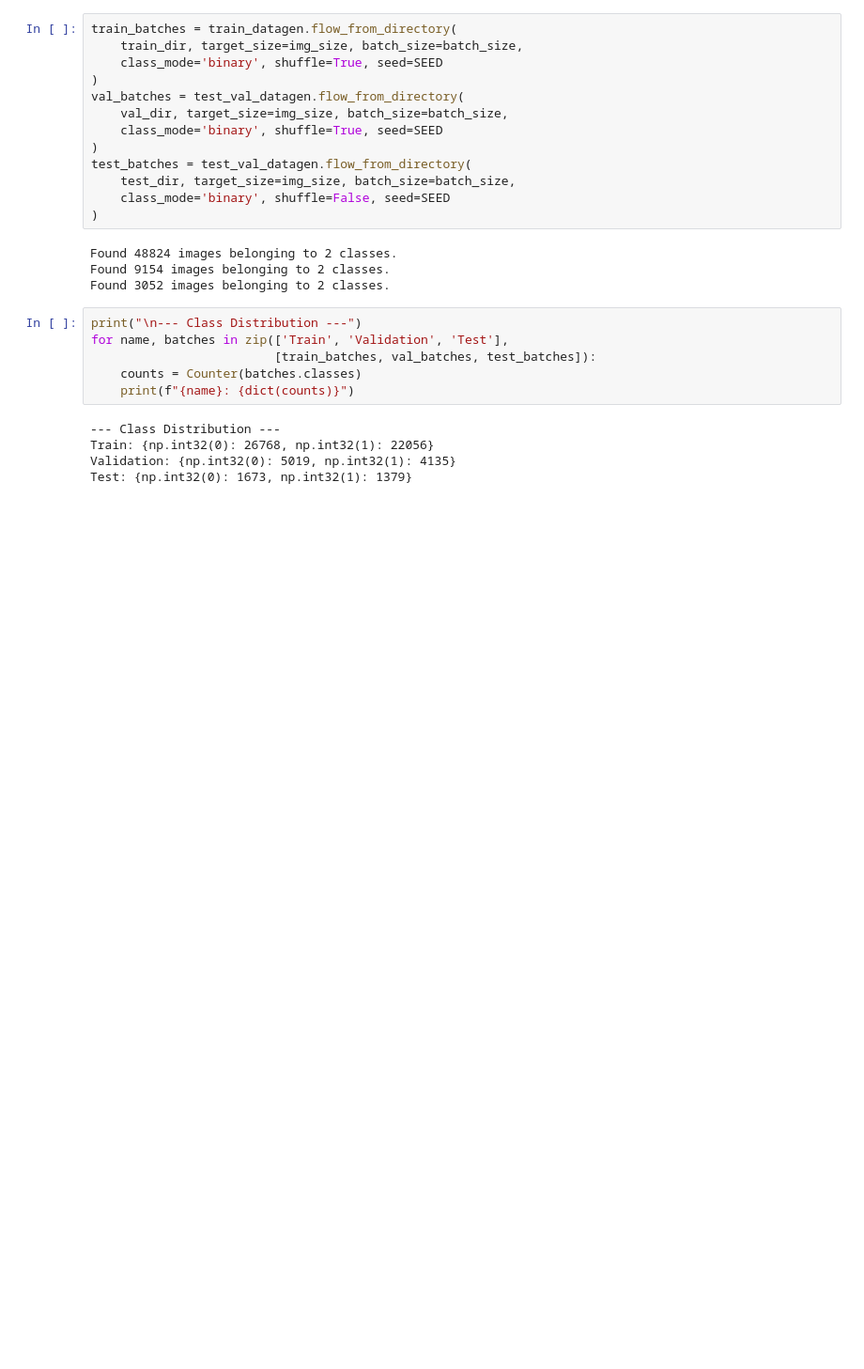
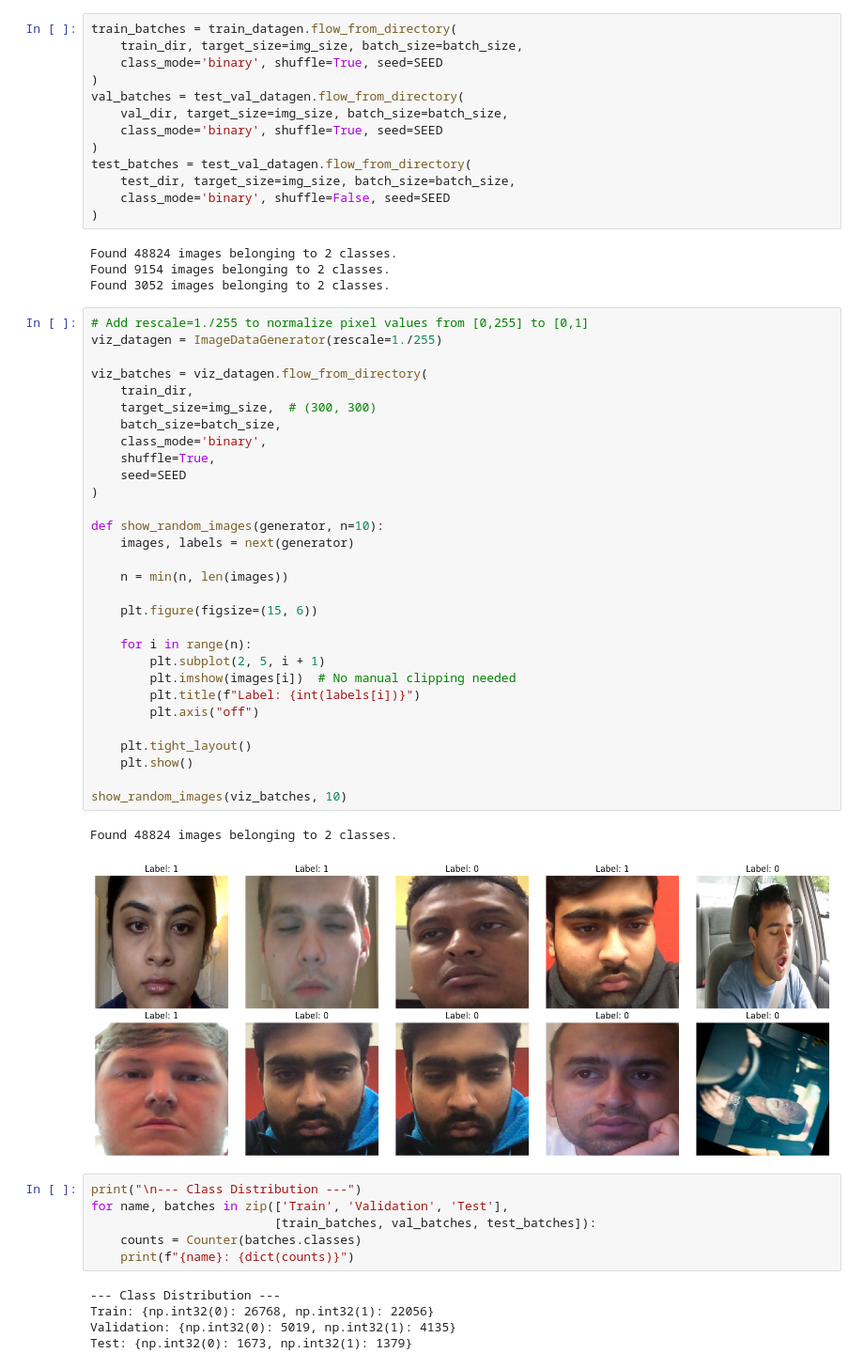
Before and after one commit to M1NG0LL/Driver-Drowsiness-Detection-DDD, a Jupyter notebook: model.ipynb, the cells around one changed output. Shown at 94% size. Saved outputs shown, nothing was run; the diff lists cells and outputs as text; blank space fills up the shorter version.

```diff
--- a/model.ipynb
+++ b/model.ipynb
@@ -395,6 +421,39 @@ test_batches = test_val_datagen.flow_from_directory(
 Found 48824 images belonging to 2 classes.
 Found 9154 images belonging to 2 classes.
 Found 3052 images belonging to 2 classes.
+# %%
+# Add rescale=1./255 to normalize pixel values from [0,255] to [0,1]
+viz_datagen = ImageDataGenerator(rescale=1./255)
+
+viz_batches = viz_datagen.flow_from_directory(
+    train_dir,
+    target_size=img_size,  # (300, 300)
+    batch_size=batch_size,
+    class_mode='binary',
+    shuffle=True,
+    seed=SEED
+)
+
+def show_random_images(generator, n=10):
+    images, labels = next(generator)
+
+    n = min(n, len(images))
+
+    plt.figure(figsize=(15, 6))
+
+    for i in range(n):
+        plt.subplot(2, 5, i + 1)
+        plt.imshow(images[i])  # No manual clipping needed
+        plt.title(f"Label: {int(labels[i])}")
+        plt.axis("off")
+
+    plt.tight_layout()
+    plt.show()
+
+show_random_images(viz_batches, 10)
+# %% [output]
+Found 48824 images belonging to 2 classes.
+[figure, added]
 # %%
 print("\n--- Class Distribution ---")
 for name, batches in zip(['Train', 'Validation', 'Test'],
```
Also changed, not shown: parts of 19 cells of this notebook.
